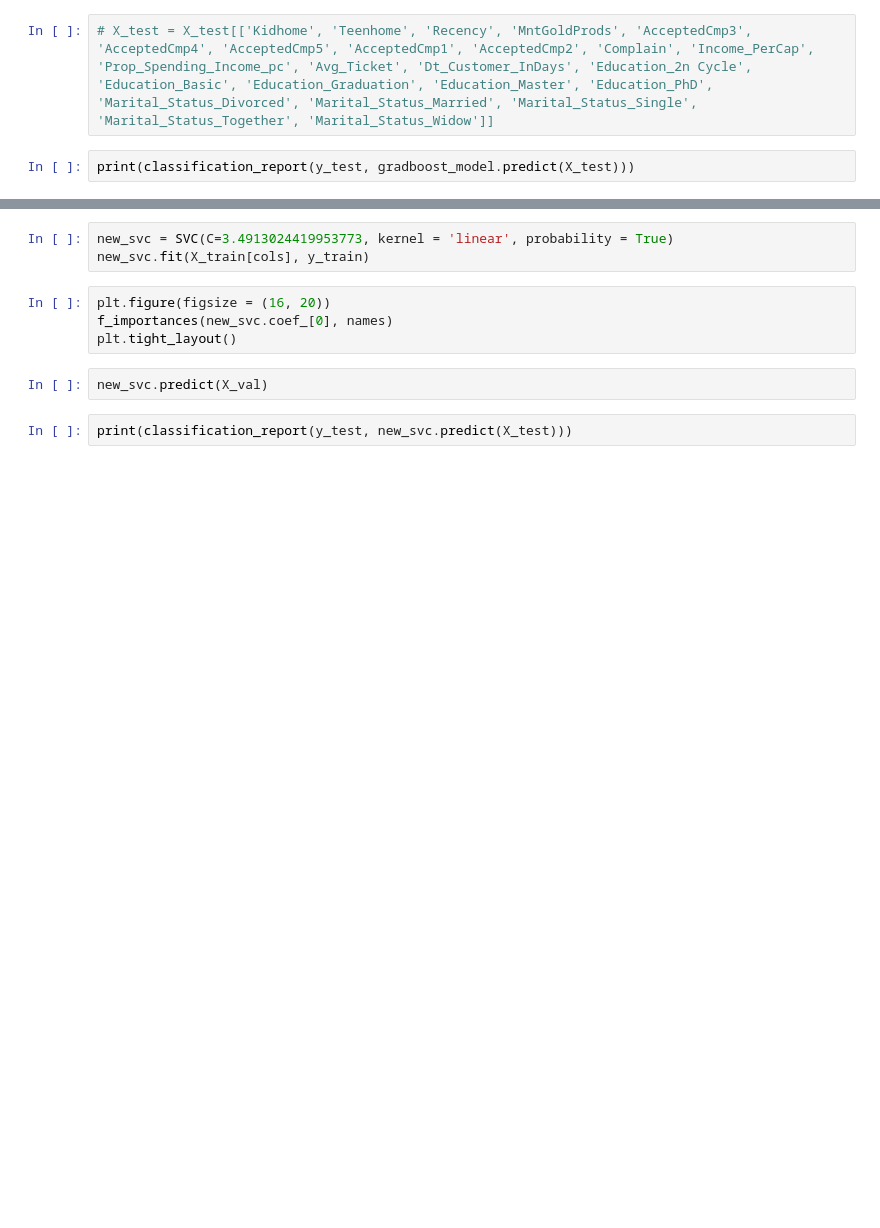
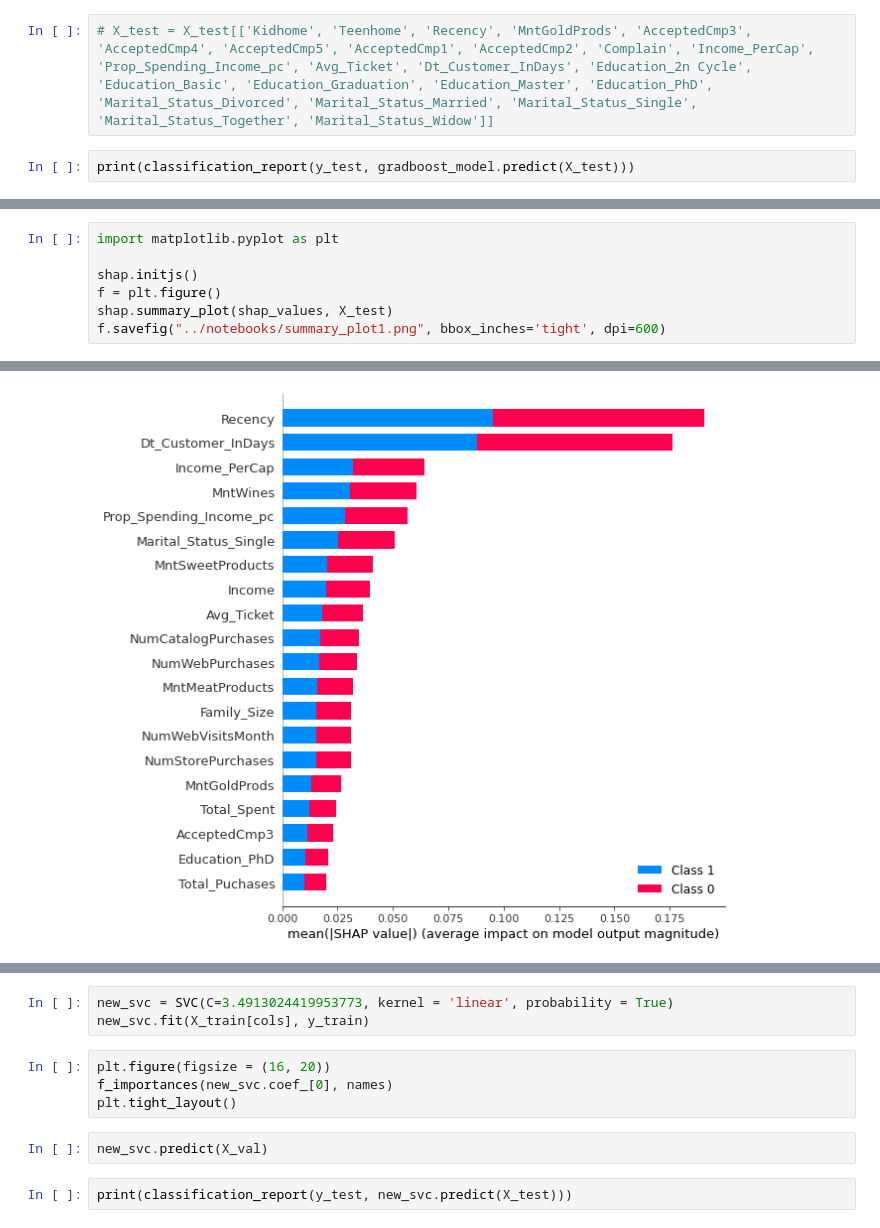
Before and after one commit to renanfmoises/consumer-behavior-analytics, a Jupyter notebook: notebooks/3.3 Consumer Behavior Analytics - Data Modelling - Best Model Analysis and Interpretability.ipynb, the cells around one changed output, grey strips where cells are left out. Cells and saved outputs as stored; diff of their text form; blank space fills up the shorter version.

```diff
--- a/notebooks/3.3 Consumer Behavior Analytics - Data Modelling - Best Model Analysis and Interpretability.ipynb
+++ b/notebooks/3.3 Consumer Behavior Analytics - Data Modelling - Best Model Analysis and Interpretability.ipynb
@@ -90,0 +122,8 @@ def f_importances(coef, names):
+# %%
+import matplotlib.pyplot as plt
+
+shap.initjs()
+f = plt.figure()
+shap.summary_plot(shap_values, X_test)
+f.savefig("../notebooks/summary_plot1.png", bbox_inches='tight', dpi=600)
+# %% [output]
@@ -90,0 +131 @@ def f_importances(coef, names):
+[figure, added]
```
Also changed, not shown: parts of 17 cells of this notebook, 6 other files.
